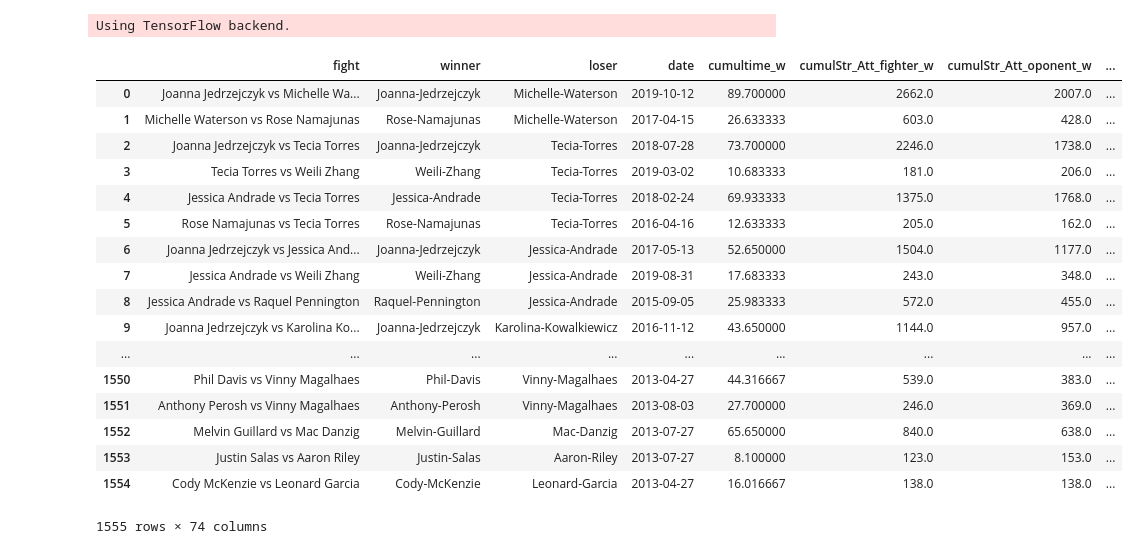
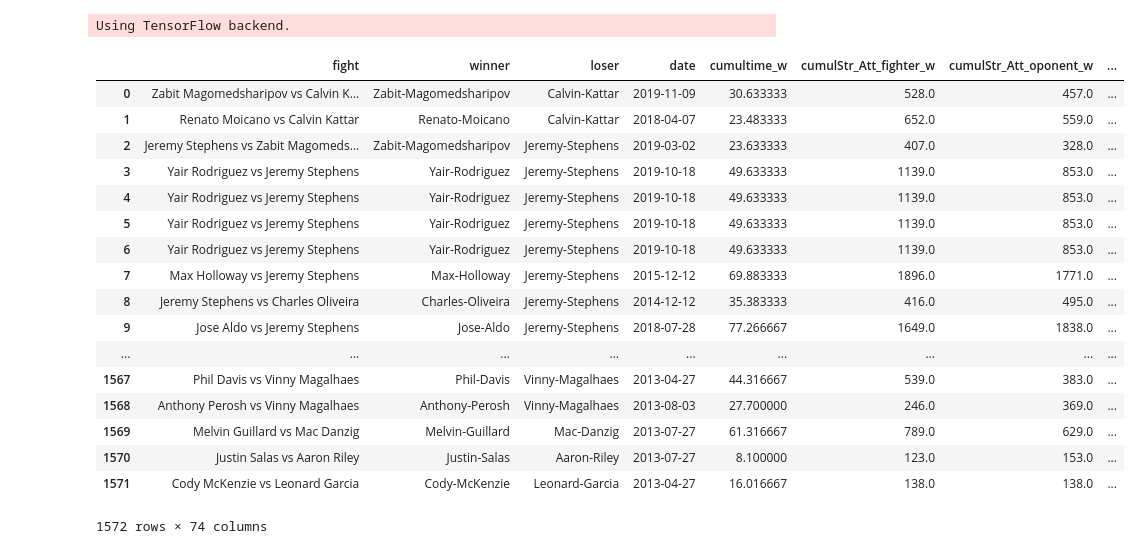
Before and after one commit to hmnathel/UFC_predict, a Jupyter notebook: more_cleaning.ipynb, the cells around one changed output. Cells and saved outputs as stored; diff of their text form; code cells hidden in the pictures.

```diff
--- a/more_cleaning.ipynb
+++ b/more_cleaning.ipynb
@@ -29,26 +29,26 @@ import seaborn as sns
 # %% [output]
 Using TensorFlow backend.
 # %%
-newmodels_df = pd.read_csv('newmodels_df.csv')
-newmodels_df.drop('Unnamed: 0', axis=1, inplace=True)
-newmodels_df
+models_df = pd.read_csv('models_df.csv')
+models_df.drop('Unnamed: 0', axis=1, inplace=True)
+models_df
 # %% [output]
 |  | fight | winner | loser | date | cumultime_w | cumulStr_Att_fighter_w | cumulStr_Att_oponent_w | ... |
-| 0 | Joanna Jedrzejczyk vs Michelle Wa... | Joanna-Jedrzejczyk | Michelle-Waterson | 2019-10-12 | 89.700000 | 2662.0 | 2007.0 | ... |
-| 1 | Michelle Waterson vs Rose Namajunas | Rose-Namajunas | Michelle-Waterson | 2017-04-15 | 26.633333 | 603.0 | 428.0 | ... |
-| 2 | Joanna Jedrzejczyk vs Tecia Torres | Joanna-Jedrzejczyk | Tecia-Torres | 2018-07-28 | 73.700000 | 2246.0 | 1738.0 | ... |
-| 3 | Tecia Torres vs Weili Zhang | Weili-Zhang | Tecia-Torres | 2019-03-02 | 10.683333 | 181.0 | 206.0 | ... |
-| 4 | Jessica Andrade vs Tecia Torres | Jessica-Andrade | Tecia-Torres | 2018-02-24 | 69.933333 | 1375.0 | 1768.0 | ... |
-| 5 | Rose Namajunas vs Tecia Torres | Rose-Namajunas | Tecia-Torres | 2016-04-16 | 12.633333 | 205.0 | 162.0 | ... |
-| 6 | Joanna Jedrzejczyk vs Jessica And... | Joanna-Jedrzejczyk | Jessica-Andrade | 2017-05-13 | 52.650000 | 1504.0 | 1177.0 | ... |
-| 7 | Jessica Andrade vs Weili Zhang | Weili-Zhang | Jessica-Andrade | 2019-08-31 | 17.683333 | 243.0 | 348.0 | ... |
-| 8 | Jessica Andrade vs Raquel Pennington | Raquel-Pennington | Jessica-Andrade | 2015-09-05 | 25.983333 | 572.0 | 455.0 | ... |
-| 9 | Joanna Jedrzejczyk vs Karolina Ko... | Joanna-Jedrzejczyk | Karolina-Kowalkiewicz | 2016-11-12 | 43.650000 | 1144.0 | 957.0 | ... |
+| 0 | Zabit Magomedsharipov vs Calvin K... | Zabit-Magomedsharipov | Calvin-Kattar | 2019-11-09 | 30.633333 | 528.0 | 457.0 | ... |
+| 1 | Renato Moicano vs Calvin Kattar | Renato-Moicano | Calvin-Kattar | 2018-04-07 | 23.483333 | 652.0 | 559.0 | ... |
+| 2 | Jeremy Stephens vs Zabit Magomeds... | Zabit-Magomedsharipov | Jeremy-Stephens | 2019-03-02 | 23.633333 | 407.0 | 328.0 | ... |
+| 3 | Yair Rodriguez vs Jeremy Stephens | Yair-Rodriguez | Jeremy-Stephens | 2019-10-18 | 49.633333 | 1139.0 | 853.0 | ... |
+| 4 | Yair Rodriguez vs Jeremy Stephens | Yair-Rodriguez | Jeremy-Stephens | 2019-10-18 | 49.633333 | 1139.0 | 853.0 | ... |
+| 5 | Yair Rodriguez vs Jeremy Stephens | Yair-Rodriguez | Jeremy-Stephens | 2019-10-18 | 49.633333 | 1139.0 | 853.0 | ... |
+| 6 | Yair Rodriguez vs Jeremy Stephens | Yair-Rodriguez | Jeremy-Stephens | 2019-10-18 | 49.633333 | 1139.0 | 853.0 | ... |
+| 7 | Max Holloway vs Jeremy Stephens | Max-Holloway | Jeremy-Stephens | 2015-12-12 | 69.883333 | 1896.0 | 1771.0 | ... |
+| 8 | Jeremy Stephens vs Charles Oliveira | Charles-Oliveira | Jeremy-Stephens | 2014-12-12 | 35.383333 | 416.0 | 495.0 | ... |
+| 9 | Jose Aldo vs Jeremy Stephens | Jose-Aldo | Jeremy-Stephens | 2018-07-28 | 77.266667 | 1649.0 | 1838.0 | ... |
 | ... | ... | ... | ... | ... | ... | ... | ... | ... |
-| 1550 | Phil Davis vs Vinny Magalhaes | Phil-Davis | Vinny-Magalhaes | 2013-04-27 | 44.316667 | 539.0 | 383.0 | ... |
-| 1551 | Anthony Perosh vs Vinny Magalhaes | Anthony-Perosh | Vinny-Magalhaes | 2013-08-03 | 27.700000 | 246.0 | 369.0 | ... |
-| 1552 | Melvin Guillard vs Mac Danzig | Melvin-Guillard | Mac-Danzig | 2013-07-27 | 65.650000 | 840.0 | 638.0 | ... |
-| 1553 | Justin Salas vs Aaron Riley | Justin-Salas | Aaron-Riley | 2013-07-27 | 8.100000 | 123.0 | 153.0 | ... |
-| 1554 | Cody McKenzie vs Leonard Garcia | Cody-McKenzie | Leonard-Garcia | 2013-04-27 | 16.016667 | 138.0 | 138.0 | ... |
+| 1567 | Phil Davis vs Vinny Magalhaes | Phil-Davis | Vinny-Magalhaes | 2013-04-27 | 44.316667 | 539.0 | 383.0 | ... |
+| 1568 | Anthony Perosh vs Vinny Magalhaes | Anthony-Perosh | Vinny-Magalhaes | 2013-08-03 | 27.700000 | 246.0 | 369.0 | ... |
+| 1569 | Melvin Guillard vs Mac Danzig | Melvin-Guillard | Mac-Danzig | 2013-07-27 | 61.316667 | 789.0 | 629.0 | ... |
+| 1570 | Justin Salas vs Aaron Riley | Justin-Salas | Aaron-Riley | 2013-07-27 | 8.100000 | 123.0 | 153.0 | ... |
+| 1571 | Cody McKenzie vs Leonard Garcia | Cody-McKenzie | Leonard-Garcia | 2013-04-27 | 16.016667 | 138.0 | 138.0 | ... |
-1555 rows × 74 columns
+1572 rows × 74 columns
 # %%
```
Also changed, not shown: parts of 24 cells of this notebook, 44 other files.
